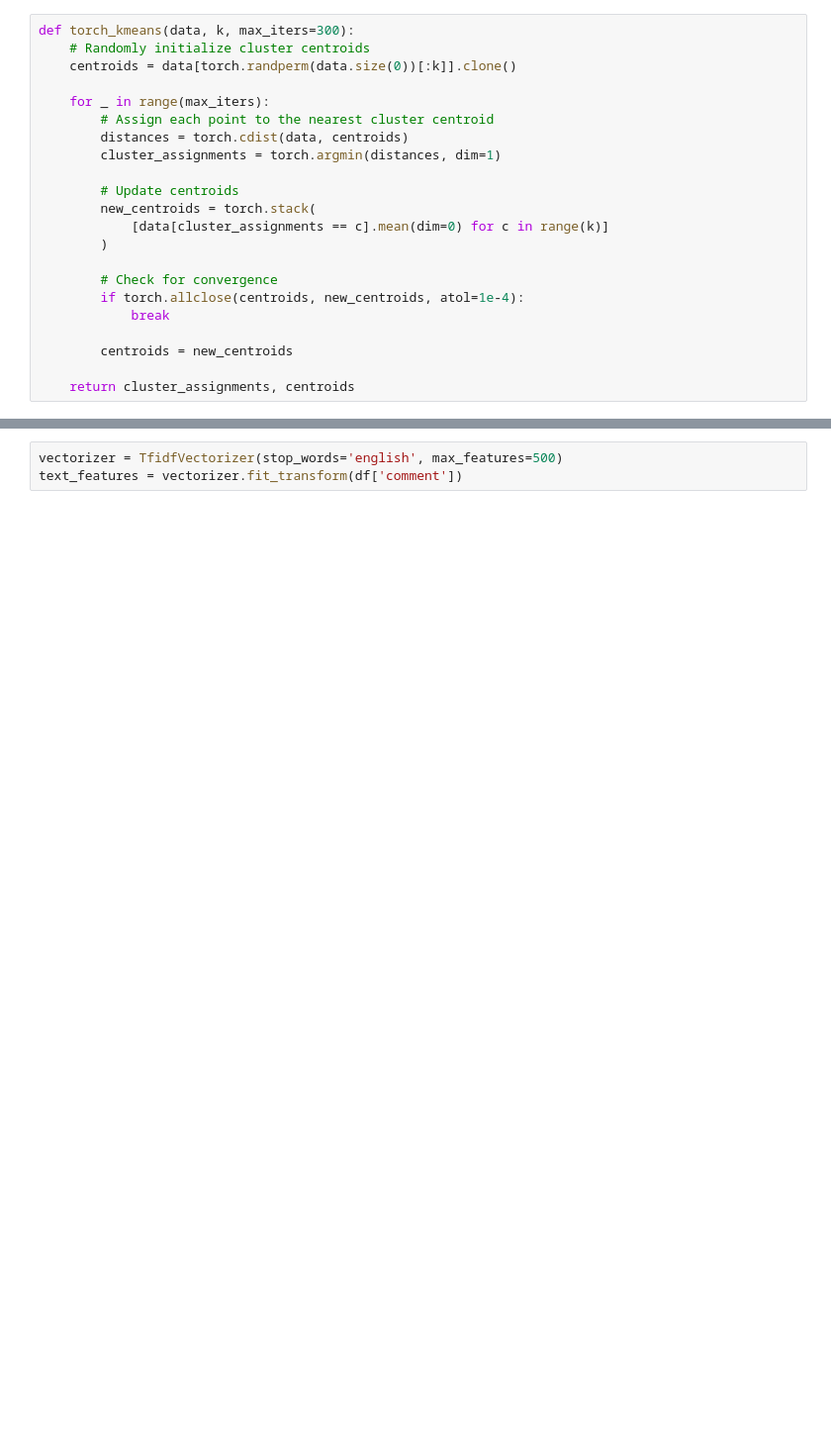
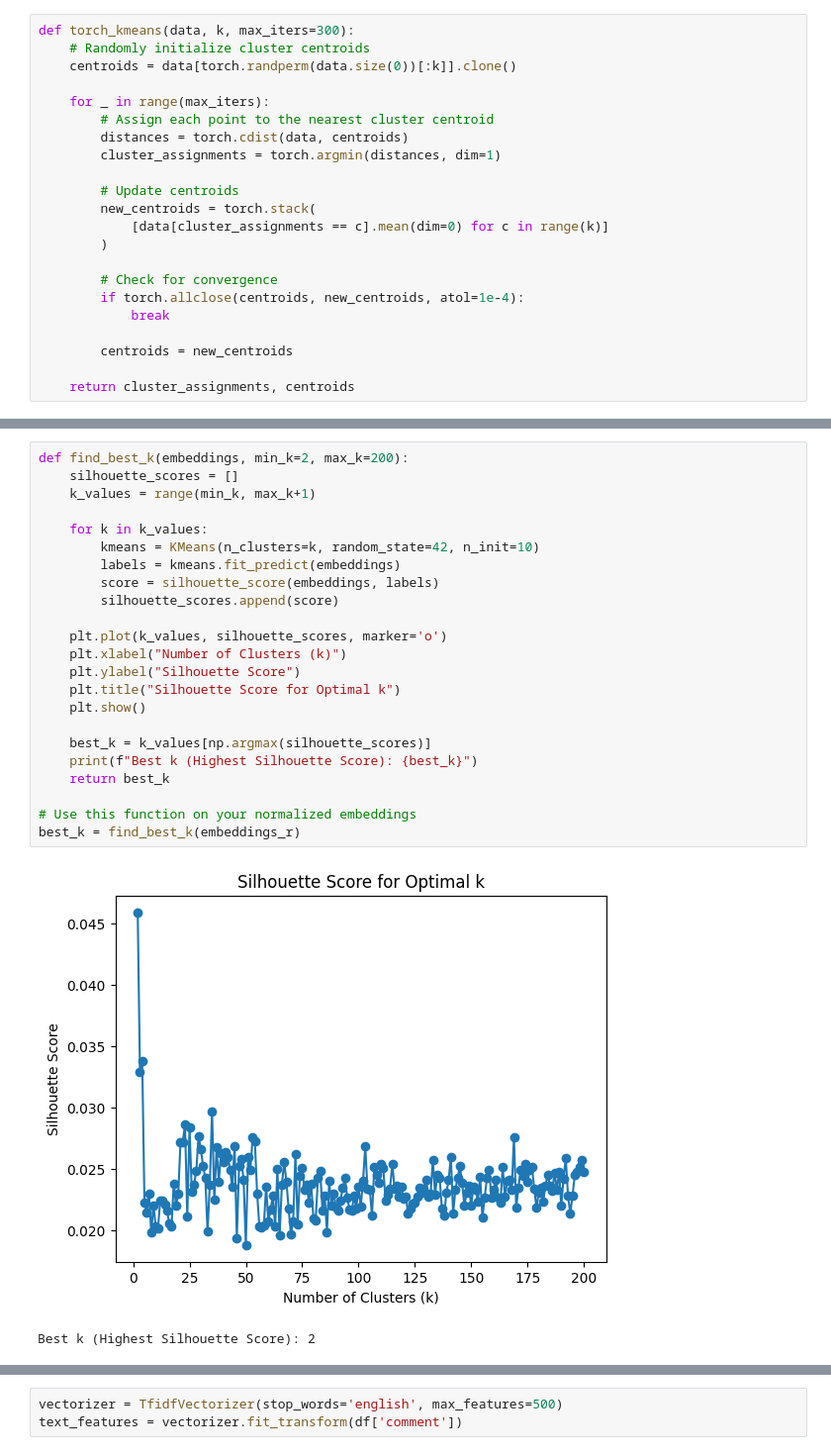
Before and after one commit to Jiangonal/HA-Eco-1, a Jupyter notebook: clustering.ipynb, the cells around one changed output, grey strips where cells are left out. Shown at 99% size. Drawn from its saved outputs; the diff is of its cells as text; blank space fills up the shorter version.

```diff
--- a/clustering.ipynb
+++ b/clustering.ipynb
@@ -179 +281,27 @@ plt.show()
+# %%
+def find_best_k(embeddings, min_k=2, max_k=200):
+    silhouette_scores = []
+    k_values = range(min_k, max_k+1)
+
+    for k in k_values:
+        kmeans = KMeans(n_clusters=k, random_state=42, n_init=10)
+        labels = kmeans.fit_predict(embeddings)
+        score = silhouette_score(embeddings, labels)
+        silhouette_scores.append(score)
+
+    plt.plot(k_values, silhouette_scores, marker='o')
+    plt.xlabel("Number of Clusters (k)")
+    plt.ylabel("Silhouette Score")
+    plt.title("Silhouette Score for Optimal k")
+    plt.show()
+
+    best_k = k_values[np.argmax(silhouette_scores)]
+    print(f"Best k (Highest Silhouette Score): {best_k}")
+    return best_k
+
+# Use this function on your normalized embeddings
+best_k = find_best_k(embeddings_r)
+# %% [output]
+[figure, added]
+Best k (Highest Silhouette Score): 2
 # %%
```
Also changed, not shown: parts of 38 cells of this notebook, 1 other file.
